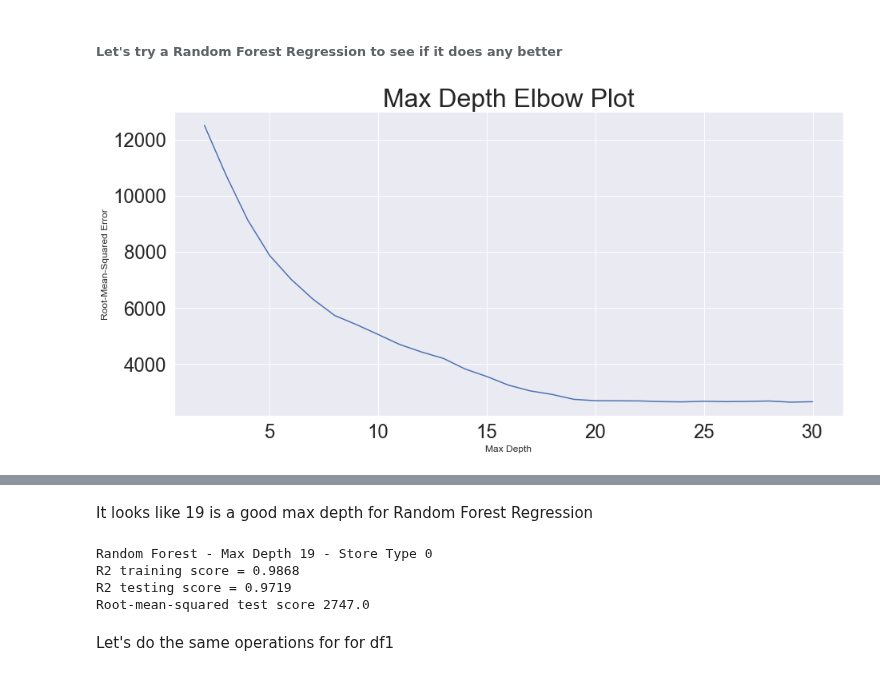
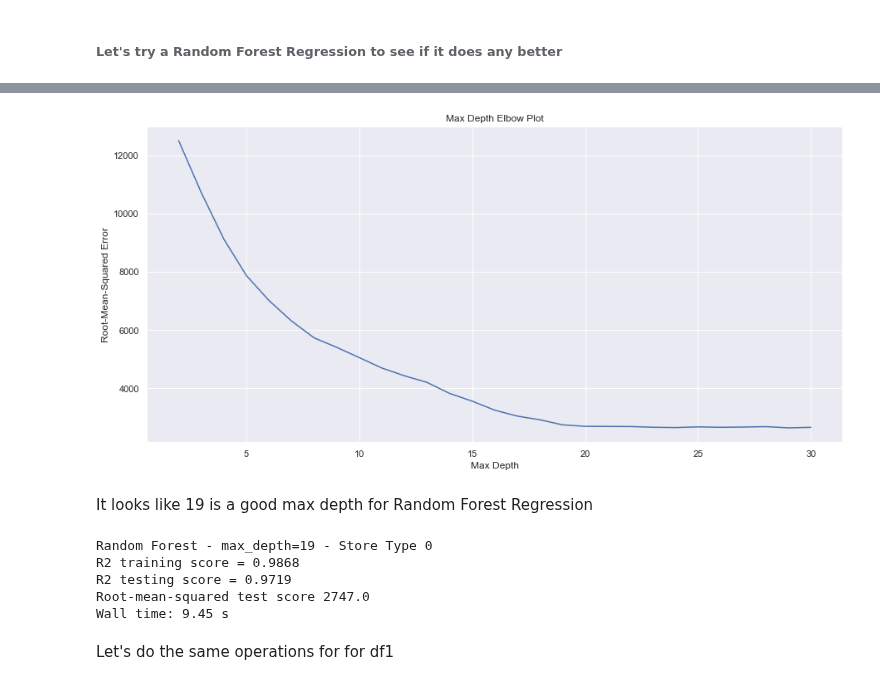
Before and after one commit to Dylan-C-Neal/capstone1-retail_forecasting, a Jupyter notebook: notebooks/C1S4-Modeling.ipynb, the cells around one changed output, grey strips where cells are left out. Saved outputs shown, nothing was run; the diff lists cells and outputs as text; code cells hidden in the pictures.

Commit message:
Reworked the Random Forest models to parallelize through all CPU cores

```diff
--- a/notebooks/C1S4-Modeling.ipynb
+++ b/notebooks/C1S4-Modeling.ipynb
@@ -5,8 +5,8 @@ import numpy as np
 import matplotlib.pyplot as plt
 %matplotlib inline
 import seaborn as sns
+sns.set()
 import os
-import timeit
 # %%
 os.chdir('../data/interim')
 # %%
@@ -288,14 +308,21 @@ Root-mean-squared test score 10577.0
 # %%
 from sklearn.ensemble import RandomForestRegressor
 # %%
-# Elbow plot to determine appropriate max_depth to use
+# Define elbow plot function to determine appropriate parameters to use
 
-ndepth = []
-nrmse = []
+def rfdepthelbow(valmax, X_train, y_train, X_test, y_test):
 
-for i in range(2, 31):
-    reg = RandomForestRegressor(max_depth=i, random_state=42)
-    reg.fit(X_train0, np.ravel(y_train0))
-    y_pred0 = reg.predict(X_test0)
-    nrmse.append(mean_squared_error(y_test0, y_pred0, squared=False))
-    ndepth.append(i)
+    ndepth = []
+    nrmse = []
+
+    for i in range(2, valmax+1):
+        reg = RandomForestRegressor(max_depth=i, random_state=42, n_jobs=-1)
+        reg.fit(X_train, np.ravel(y_train))
+        y_pred = reg.predict(X_test)
+        nrmse.append(mean_squared_error(y_test, y_pred, squared=False))
+        ndepth.append(i)
+
+    RFElbow = pd.DataFrame({'Max Depth':ndepth, 'Root-Mean-Squared Error':nrmse})
+    fig = plt.figure(figsize=(15,7))
+    _ = sns.lineplot(x='Max Depth', y='Root-Mean-Squared Error', data=RFElbow)
+    _ = plt.title('Max Depth Elbow Plot')
@@ -304,6 +329,4 @@ RFElbow = pd.DataFrame({'Max Depth':ndepth, 'Root-Mean-Squared Error':nrmse})
-# %%
-fig = plt.figure(figsize=(15,7))
-_ = sns.lineplot(x='Max Depth', y='Root-Mean-Squared Error', data=RFElbow)
-_ = plt.title('Max Depth Elbow Plot - Store 0')
-# %% [output]
-[figure, removed]
+# %%
+%%time
+rfdepthelbow(30, X_train0, y_train0, X_test0, y_test0)
+# %% [output]
@@ -310,18 +334,16 @@ _ = plt.title('Max Depth Elbow Plot - Store 0')
+[figure, added]
 # %% [markdown]
 It looks like 19 is a good max depth for Random Forest Regression
-# %%
-# Let's try max_depth = 19 on df0
-reg0 = RandomForestRegressor(max_depth=19, random_state=42)
-reg0.fit(X_train0, np.ravel(y_train0))
-y_pred0 = reg0.predict(X_test0)
-print('Random Forest - Max Depth 19 - Store Type 0')
-print('R2 training score = ' + str(round(reg0.score(X_train0, y_train0), 4)))
-print('R2 testing score = ' + str(round(r2_score(y_test0, y_pred0), 4)))
-print('Root-mean-squared test score ' + str(round(mean_squared_error(y_test0, y_pred0, squared=False))))
-# %% [output]
-Random Forest - Max Depth 19 - Store Type 0
-R2 training score = 0.9868
-R2 testing score = 0.9719
-Root-mean-squared test score 2747.0
+# %%
+%%time
+RFreg = RandomForestRegressor(max_depth=19, random_state=42, n_jobs=-1)
+print('Random Forest - max_depth=19 - Store Type 0')
+modeling(RFreg, X_train0, np.ravel(y_train0), X_test0, np.ravel(y_test0))
+# %% [output]
+Random Forest - max_depth=19 - Store Type 0
+R2 training score = 0.9868
+R2 testing score = 0.9719
+Root-mean-squared test score 2747.0
+Wall time: 9.45 s
 # %% [markdown]
 Let's do the same operations for for df1
```
Also changed, not shown: parts of 16 cells of this notebook.
